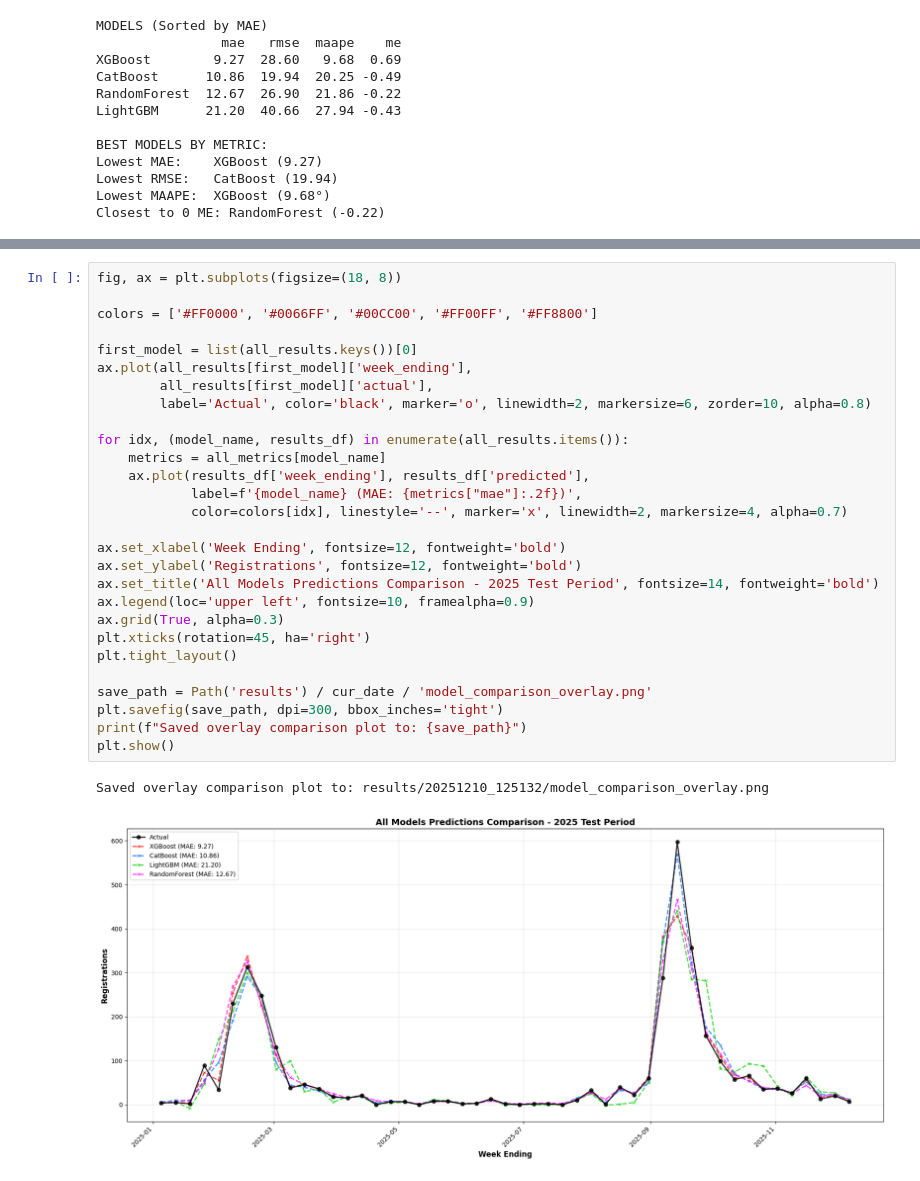
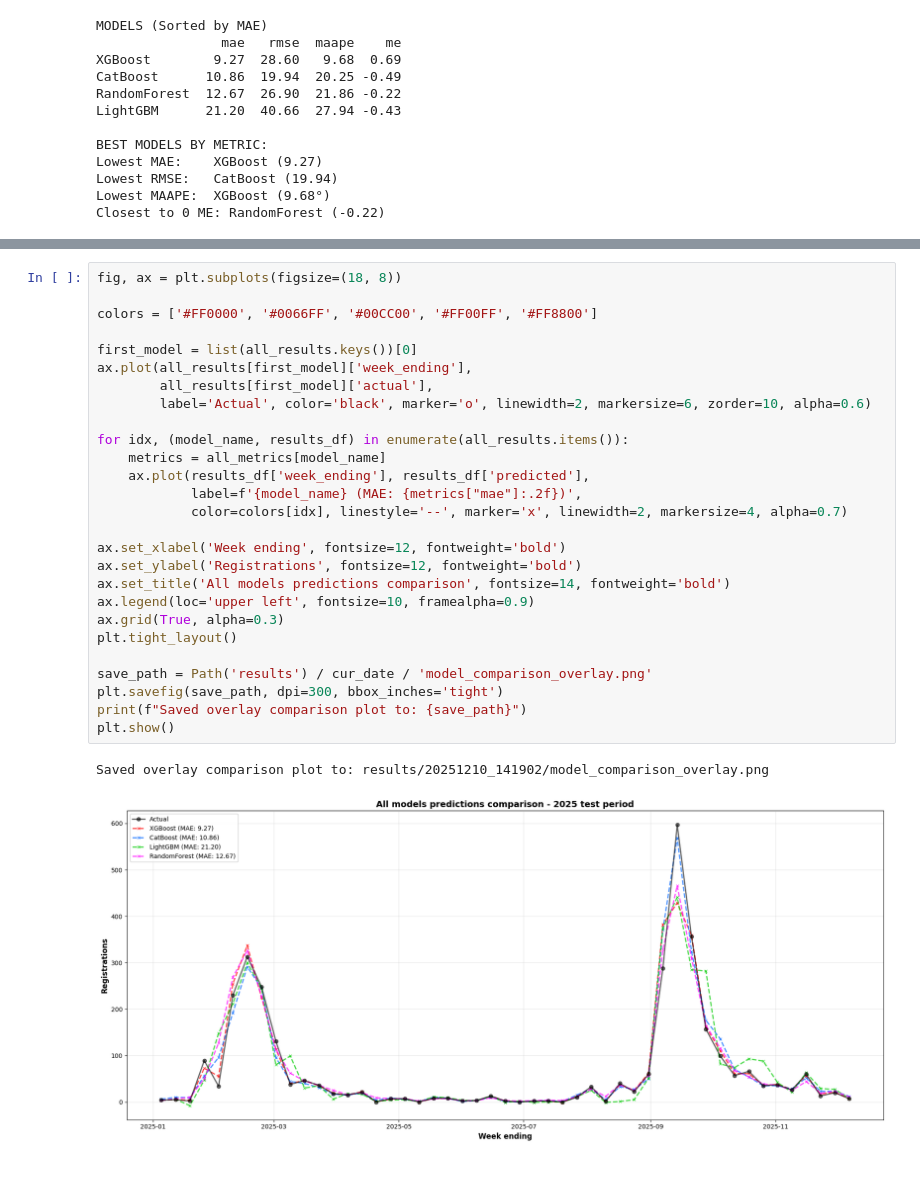
Before and after one commit to franciscopana/M.IA_Time-Series-Forecasting, a Jupyter notebook: forecast.ipynb, the cells around one changed output, grey strips where cells are left out. Saved outputs shown, nothing was run; the diff lists cells and outputs as text.

```diff
--- a/forecast.ipynb
+++ b/forecast.ipynb
@@ -505,31 +505,30 @@ Saved metrics comparison plot to: results/20251210_125132/model_comparison_metri
 # %%
 fig, ax = plt.subplots(figsize=(18, 8))
 
 colors = ['#FF0000', '#0066FF', '#00CC00', '#FF00FF', '#FF8800']
 
 first_model = list(all_results.keys())[0]
 ax.plot(all_results[first_model]['week_ending'],
         all_results[first_model]['actual'],
-        label='Actual', color='black', marker='o', linewidth=2, markersize=6, zorder=10, alpha=0.8)
+        label='Actual', color='black', marker='o', linewidth=2, markersize=6, zorder=10, alpha=0.6)
 
 for idx, (model_name, results_df) in enumerate(all_results.items()):
     metrics = all_metrics[model_name]
     ax.plot(results_df['week_ending'], results_df['predicted'],
             label=f'{model_name} (MAE: {metrics["mae"]:.2f})',
             color=colors[idx], linestyle='--', marker='x', linewidth=2, markersize=4, alpha=0.7)
 
-ax.set_xlabel('Week Ending', fontsize=12, fontweight='bold')
+ax.set_xlabel('Week ending', fontsize=12, fontweight='bold')
 ax.set_ylabel('Registrations', fontsize=12, fontweight='bold')
-ax.set_title('All Models Predictions Comparison - 2025 Test Period', fontsize=14, fontweight='bold')
+ax.set_title('All models predictions comparison', fontsize=14, fontweight='bold')
 ax.legend(loc='upper left', fontsize=10, framealpha=0.9)
 ax.grid(True, alpha=0.3)
-plt.xticks(rotation=45, ha='right')
 plt.tight_layout()
 
 save_path = Path('results') / cur_date / 'model_comparison_overlay.png'
 plt.savefig(save_path, dpi=300, bbox_inches='tight')
 print(f"Saved overlay comparison plot to: {save_path}")
 plt.show()
 # %% [output]
-Saved overlay comparison plot to: results/20251210_125132/model_comparison_overlay.png
+Saved overlay comparison plot to: results/20251210_141902/model_comparison_overlay.png
-[figure, old version]
+[figure, new version]
```
Also changed, not shown: parts of 2 cells of this notebook, 42 other files.
